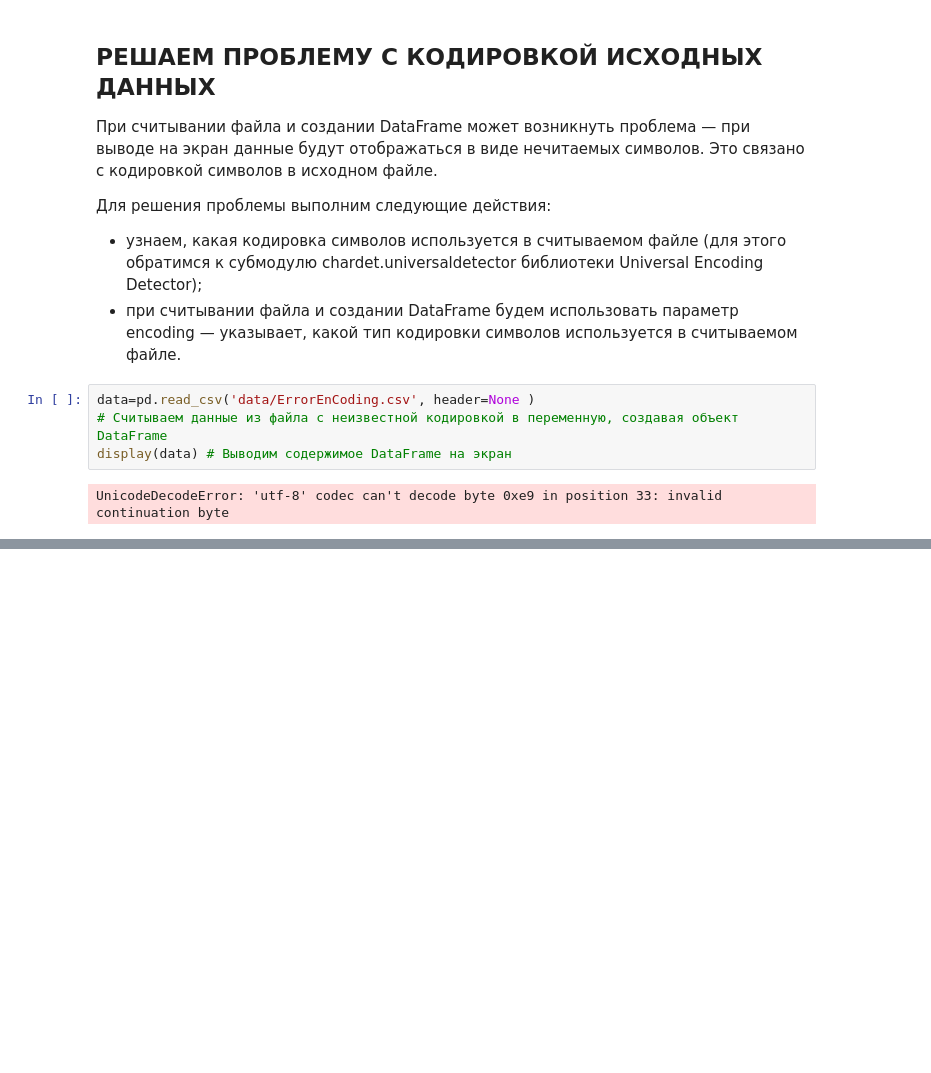
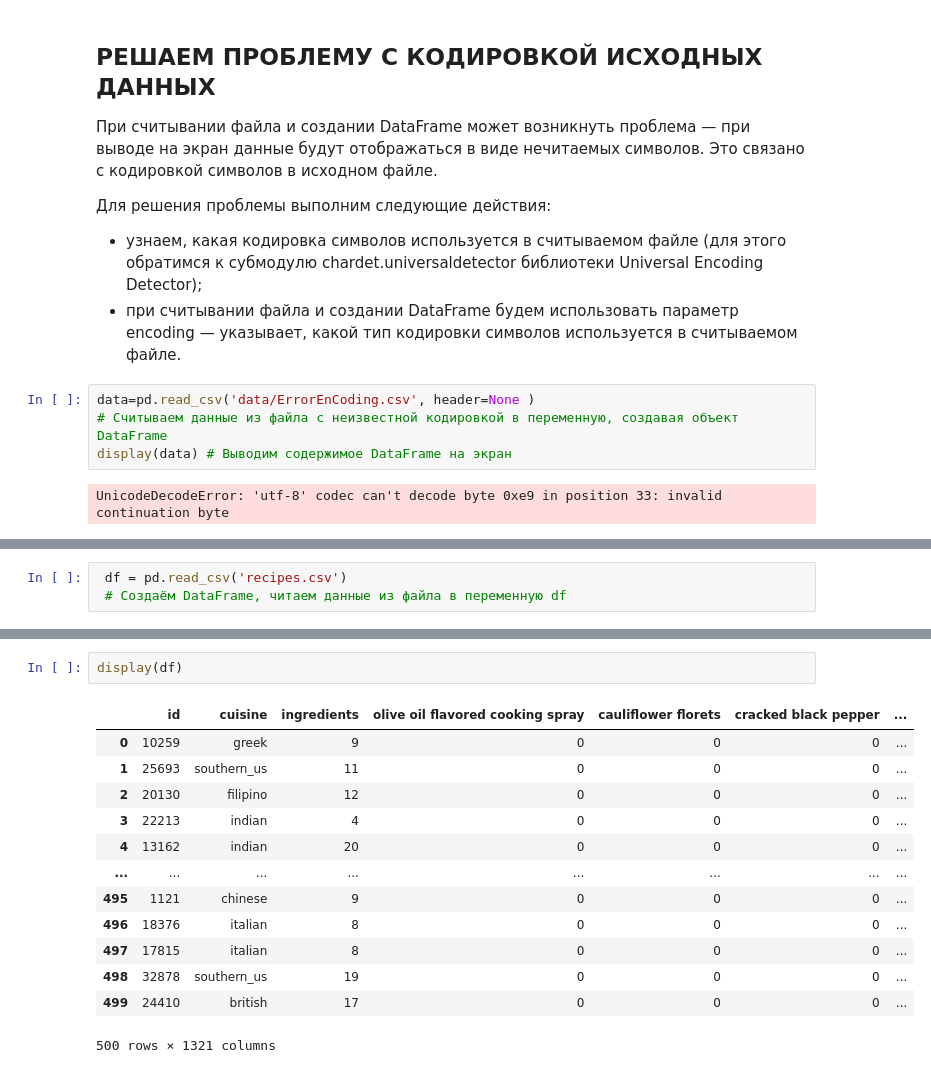
Before and after one commit to GalaFedorova/SkillFactory2, a Jupyter notebook: SF_DST/2_1_Python-16/DST_import.ipynb, the cells around one changed output, grey strips where cells are left out. Cells and saved outputs as stored; diff of their text form; blank space fills up the shorter version.

```diff
--- a/SF_DST/2_1_Python-16/DST_import.ipynb
+++ b/SF_DST/2_1_Python-16/DST_import.ipynb
@@ -99,0 +555,3 @@ ModuleNotFoundError: No module named 'chardet'
+# %%
+ df = pd.read_csv('recipes.csv')
+ # Создаём DataFrame, читаем данные из файла в переменную df
@@ -99,0 +566,16 @@ ModuleNotFoundError: No module named 'chardet'
+# %%
+display(df)
+# %% [output]
+|  | id | cuisine | ingredients | olive oil flavored cooking spray | cauliflower florets | cracked black pepper | ... |
+| 0 | 10259 | greek | 9 | 0 | 0 | 0 | ... |
+| 1 | 25693 | southern_us | 11 | 0 | 0 | 0 | ... |
+| 2 | 20130 | filipino | 12 | 0 | 0 | 0 | ... |
+| 3 | 22213 | indian | 4 | 0 | 0 | 0 | ... |
+| 4 | 13162 | indian | 20 | 0 | 0 | 0 | ... |
+| ... | ... | ... | ... | ... | ... | ... | ... |
+| 495 | 1121 | chinese | 9 | 0 | 0 | 0 | ... |
+| 496 | 18376 | italian | 8 | 0 | 0 | 0 | ... |
+| 497 | 17815 | italian | 8 | 0 | 0 | 0 | ... |
+| 498 | 32878 | southern_us | 19 | 0 | 0 | 0 | ... |
+| 499 | 24410 | british | 17 | 0 | 0 | 0 | ... |
+500 rows × 1321 columns
```
Also changed, not shown: parts of 89 cells of this notebook, 15 other files.
